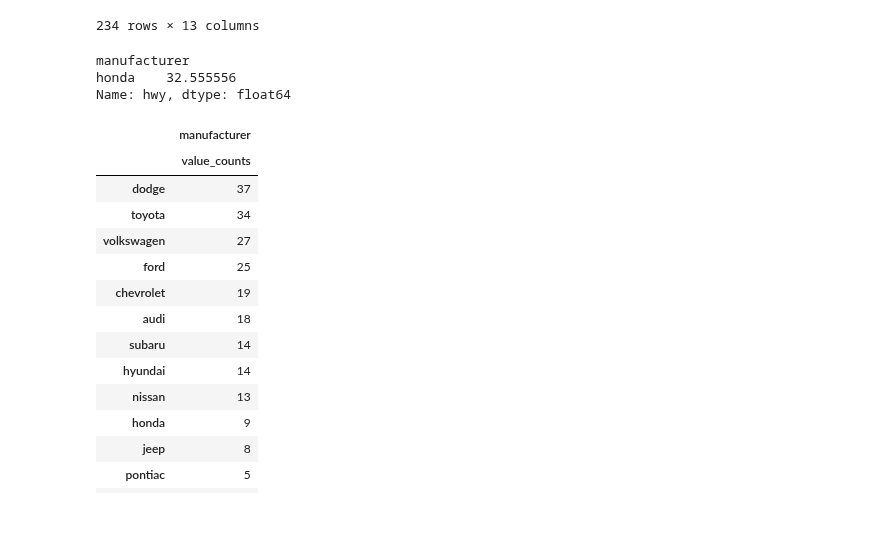
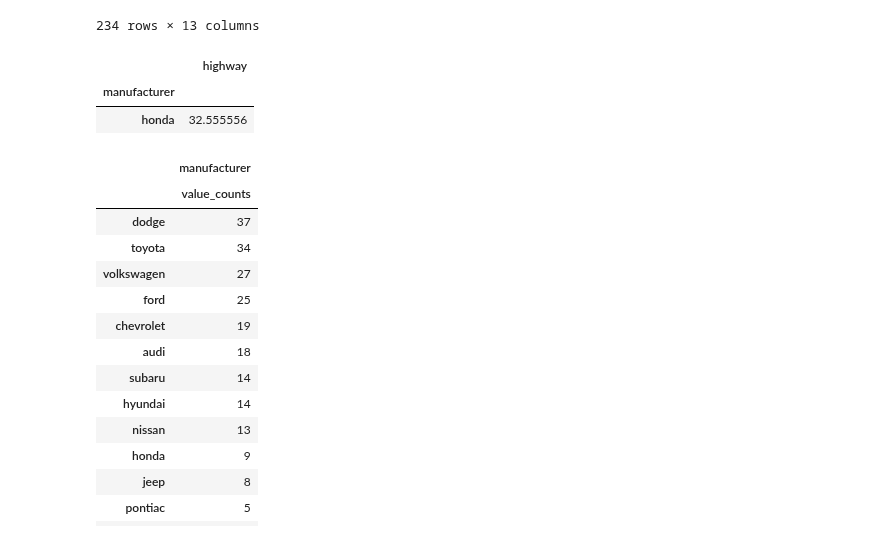
Before and after one commit to lukewbecker/numpy-pandas-visualization-exercises, a Jupyter notebook: advanced_dataframes.ipynb, the cells around one changed output. Drawn from its saved outputs; the diff is of its cells as text; code cells hidden in the pictures.

```diff
--- a/advanced_dataframes.ipynb
+++ b/advanced_dataframes.ipynb
@@ -73,8 +73,9 @@ popularity of the car.
 
   * class.
 # %%
-mpg = mpg.rename(columns = {'cty': 'city'})
-mpg = mpg.rename(columns = {'hwy': 'highway'})
+# First step, renaming columns to 'city' and 'highway'
+
+mpg = mpg.rename(columns = {'cty': 'city', 'hwy': 'highway'})
 # %%
 mpg
 # %% [output]
@@ -93,13 +94,13 @@ mpg
 234 rows × 13 columns
 # %%
 # On average, which manufacturer has the best miles per gallon?
-mpg.groupby('manufacturer').hwy.mean().sort_values(ascending = False).head(1)
+pd.DataFrame(mpg.groupby('manufacturer').av.mean().sort_values(ascending = False).head(1))
 
 # When I have more time, try using idxmax() and iloc/loc to return this.
 # %% [output]
-manufacturer
-honda    32.555556
-Name: hwy, dtype: float64
+|  | highway |
+| manufacturer |  |
+| honda | 32.555556 |
 # %%
 # How many different manufacturers are there?
 
```
Also changed, not shown: parts of 17 cells of this notebook.
